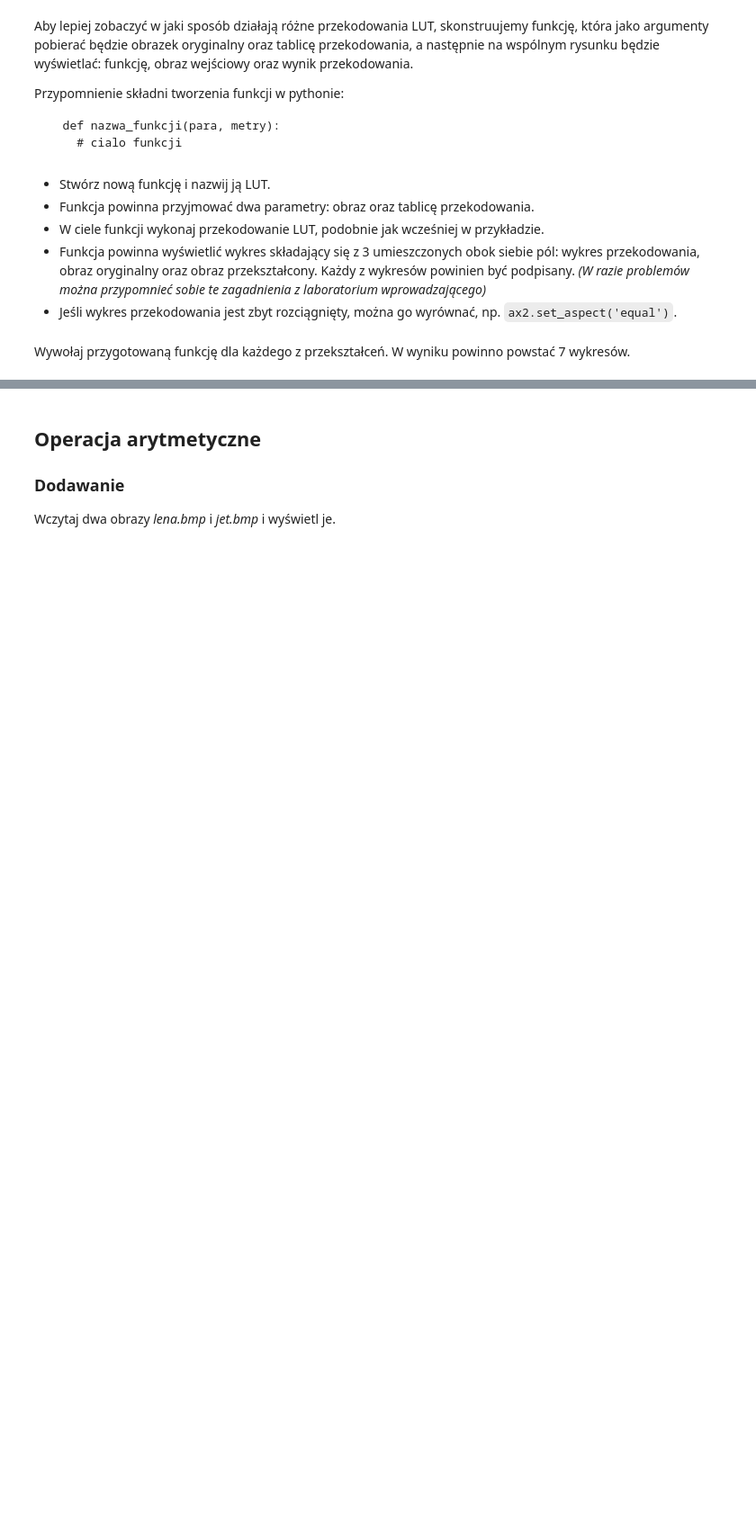
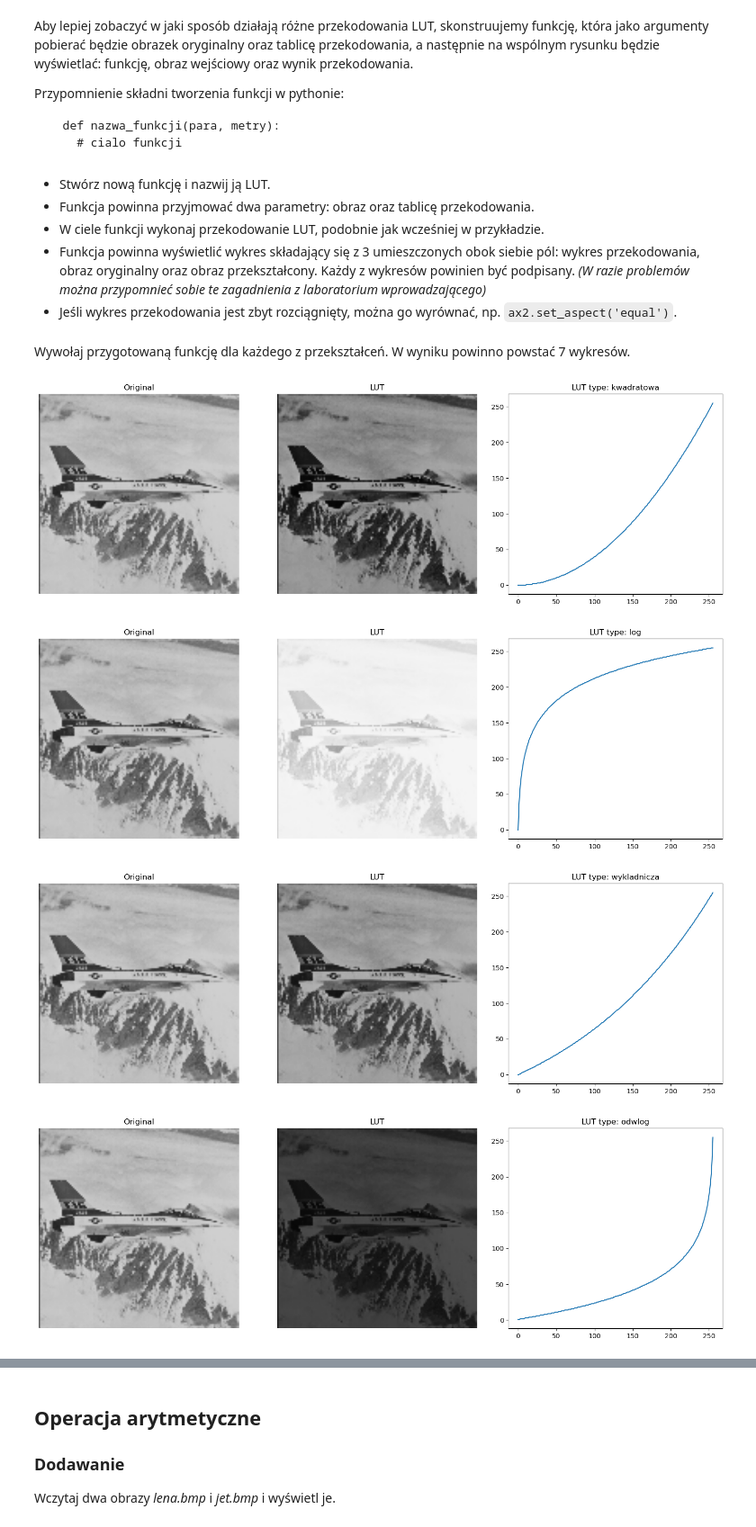
Before and after one commit to lursz/DigitalImageProcessing-Course, a Jupyter notebook: lab2/lab2.ipynb, the cells around one changed output, grey strips where cells are left out. Shown at 90% size. Drawn from its saved outputs; the diff is of its cells as text; code cells hidden in the pictures; blank space fills up the shorter version.

```diff
--- a/lab2/lab2.ipynb
+++ b/lab2/lab2.ipynb
@@ -71,6 +89,36 @@ Przypomnienie składni tworzenia funkcji w pythonie:
     Każdy z wykresów powinien być podpisany.
     _(W razie problemów można przypomnieć sobie te zagadnienia z laboratorium wprowadzającego)_
   - Jeśli wykres przekodowania jest zbyt rozciągnięty, można go wyrównać, np. `ax2.set_aspect('equal')`.
+# %%
+def LUT(img: np.ndarray, table: list, name: str) -> None:
+    lut_img = cv2.LUT(img, table)
+
+    fig, axs = plt.subplots(1, 3, figsize=(15, 5),constrained_layout=True)
+    axs[0].imshow(img)
+    axs[0].axis('off')
+    axs[0].set_title('Original')
+
+    axs[1].imshow(lut_img)
+    axs[1].axis('off')
+    axs[1].set_title('LUT')
+
+    axs[2].plot(table)
+    axs[2].set_title(f"LUT type: {name}")
+    fig.tight_layout()
+    plt.show()
 # %% [markdown]
 Wywołaj przygotowaną funkcję dla każdego z przekształceń.
 W wyniku powinno powstać 7 wykresów.
+# %%
+LUT(img, lut.kwadratowa, 'kwadratowa')
+LUT(img, lut.log, 'log')
+LUT(img, lut.wykladnicza, 'wykladnicza')
+LUT(img, lut.odwlog, 'odwlog')
+LUT(img, lut.pila, 'pila')
+LUT(img, lut.odwrotna, 'odwrotna')
+LUT(img, lut.pierwiastkowa, 'pierwiastkowa')
+# %% [output]
+[figure, added]
+[figure, added]
+[figure, added]
+[figure, added]
```
Also changed, not shown: parts of 5 cells of this notebook, 6 other files.
